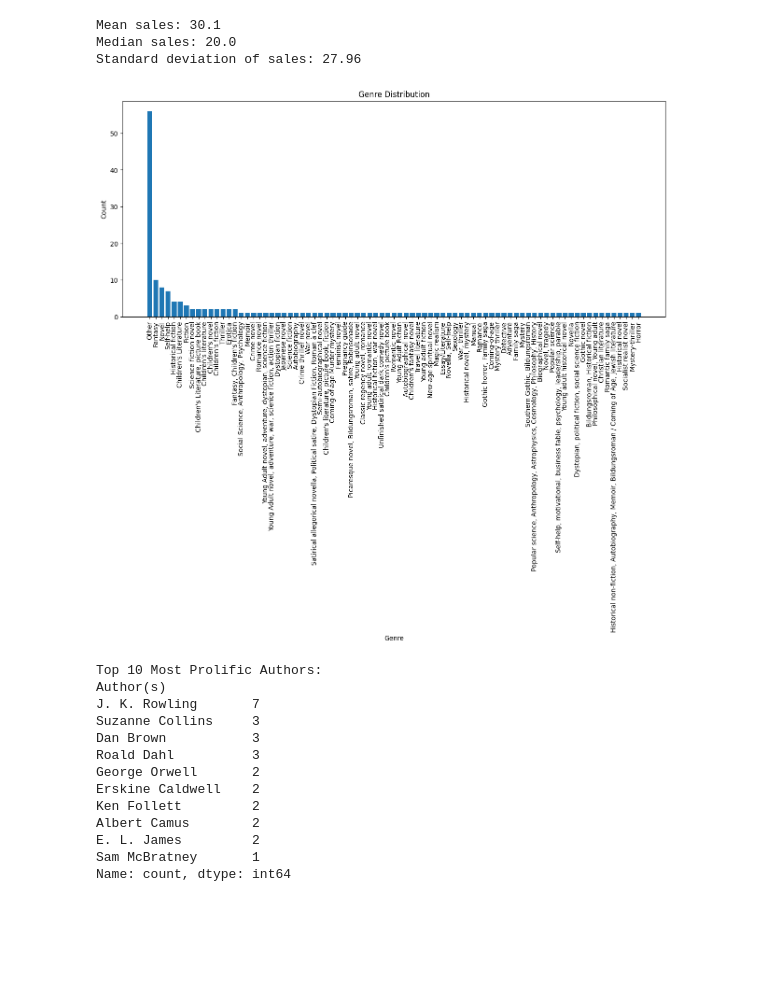
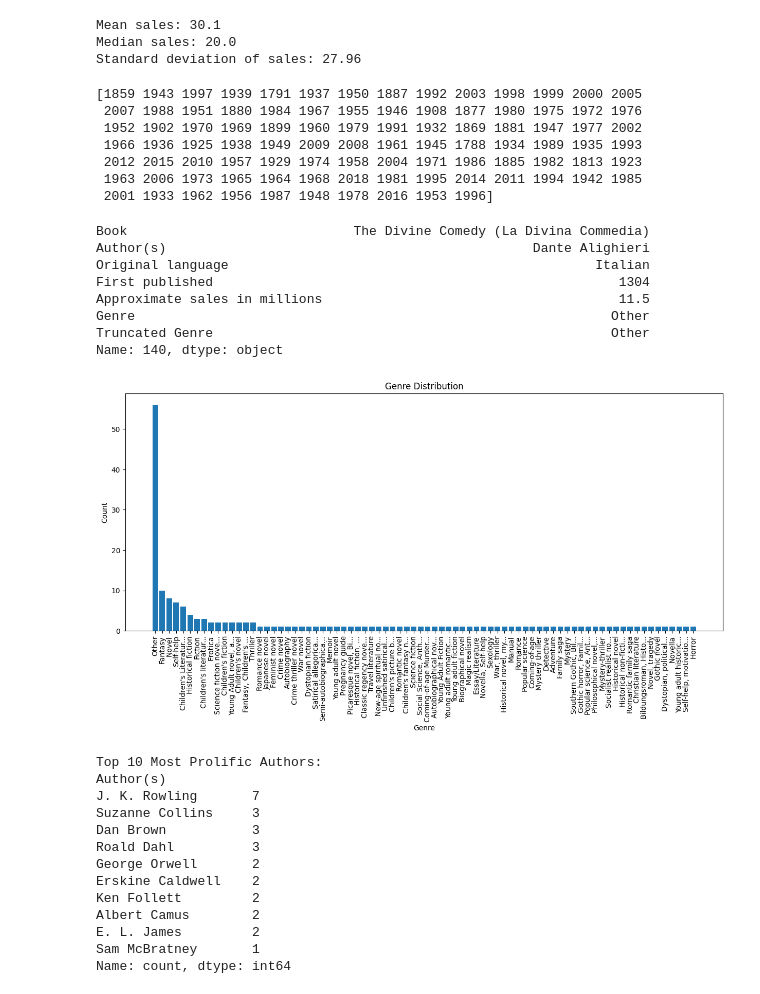
Before and after one commit to AestheticPoints/best-seller-books, a Jupyter notebook: data_visualization.ipynb, the cells around one changed output. Cells and saved outputs as stored; diff of their text form; code cells hidden in the pictures; blank space fills up the shorter version.

Commit message:
added new graphs

```diff
--- a/data_visualization.ipynb
+++ b/data_visualization.ipynb
@@ -140,0 +166,12 @@ duplicate_rows
+# %%
+# Define the maximum length for truncated genre values
+max_length = 20
+
+# Truncate genre values that exceed the maximum length
+df['Truncated Genre'] = df['Genre'].apply(lambda x: x[:max_length] + '...' if len(x) > max_length else x)
+
+# Get the unique truncated genre values
+unique_truncated_genres = df['Truncated Genre'].unique()
+
+# Print the unique truncated genres
+print(unique_truncated_genres)
@@ -160,20 +215,62 @@ print("Standard deviation of sales:", round(sales_std, 2))
 Mean sales: 30.1
 Median sales: 20.0
 Standard deviation of sales: 27.96
+# %%
+# Get the unique values of a column
+unique_values = df['First published'].unique()
+
+# Print the unique values
+print(unique_values)
+# %% [output]
+[1859 1943 1997 1939 1791 1937 1950 1887 1992 2003 1998 1999 2000 2005
+ 2007 1988 1951 1880 1984 1967 1955 1946 1908 1877 1980 1975 1972 1976
+ 1952 1902 1970 1969 1899 1960 1979 1991 1932 1869 1881 1947 1977 2002
+ 1966 1936 1925 1938 1949 2009 2008 1961 1945 1788 1934 1989 1935 1993
+ 2012 2015 2010 1957 1929 1974 1958 2004 1971 1986 1885 1982 1813 1923
+ 1963 2006 1973 1965 1964 1968 2018 1981 1995 2014 2011 1994 1942 1985
+ 2001 1933 1962 1956 1987 1948 1978 2016 1953 1996]
+# %%
+# Convert the 'First published' column to a datetime format
+try:
+    df['First published'] = pd.to_datetime(df['First published'], format='%Y')
+except pd.errors.OutOfBoundsDatetime:
+    # Find the problematic rows
+    problematic_rows = df[pd.to_datetime(df['First published'], format='%Y', errors='coerce').isnull()]
+
+    # Display the problematic rows
+    print(problematic_rows)
+# %%
+# Check the row information of a specific index
+row_info = df.loc[140]
+
+# Print the row information
+print(row_info)
+# %% [output]
+Book                             The Divine Comedy (La Divina Commedia)
+Author(s)                                               Dante Alighieri
+Original language                                               Italian
+First published                                                    1304
+Approximate sales in millions                                      11.5
+Genre                                                             Other
+Truncated Genre                                                   Other
+Name: 140, dtype: object
+# %%
+# Drop the specific row
+df = df.drop(index=140)
 # %%
 # Count the occurrences of each genre
-genre_counts = df['Genre'].value_counts()
+genre_counts = df['Truncated Genre'].value_counts()
 
 # Plot the genre distribution
 plt.figure(figsize=(15, 6))
 plt.bar(genre_counts.index, genre_counts.values)
 plt.xlabel('Genre')
 plt.ylabel('Count')
 plt.title('Genre Distribution')
 plt.xticks(rotation=90)
 plt.show()
 # %% [output]
-[figure, old version]
+[figure, new version]
 # %%
 # Calculate the number of books per author
 books_per_author = df['Author(s)'].value_counts()
```
Also changed, not shown: parts of 9 cells of this notebook.
